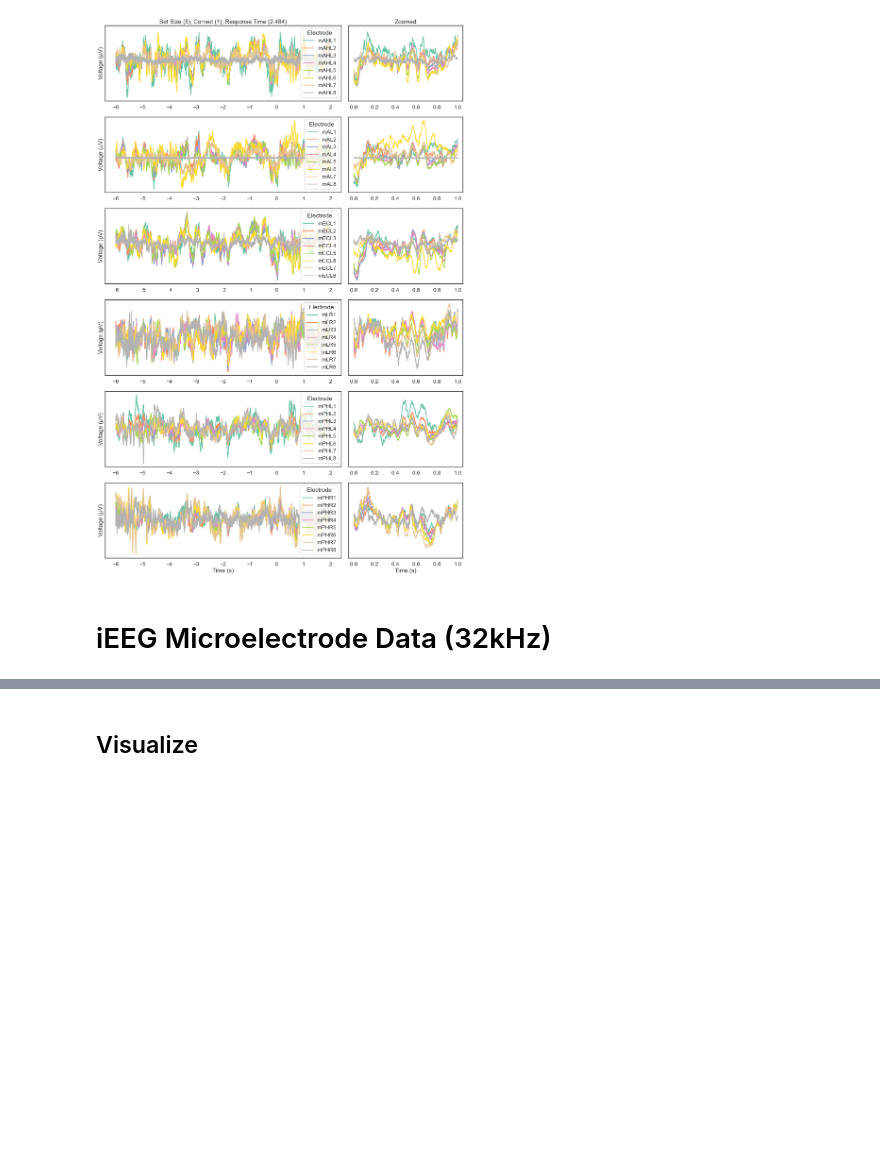
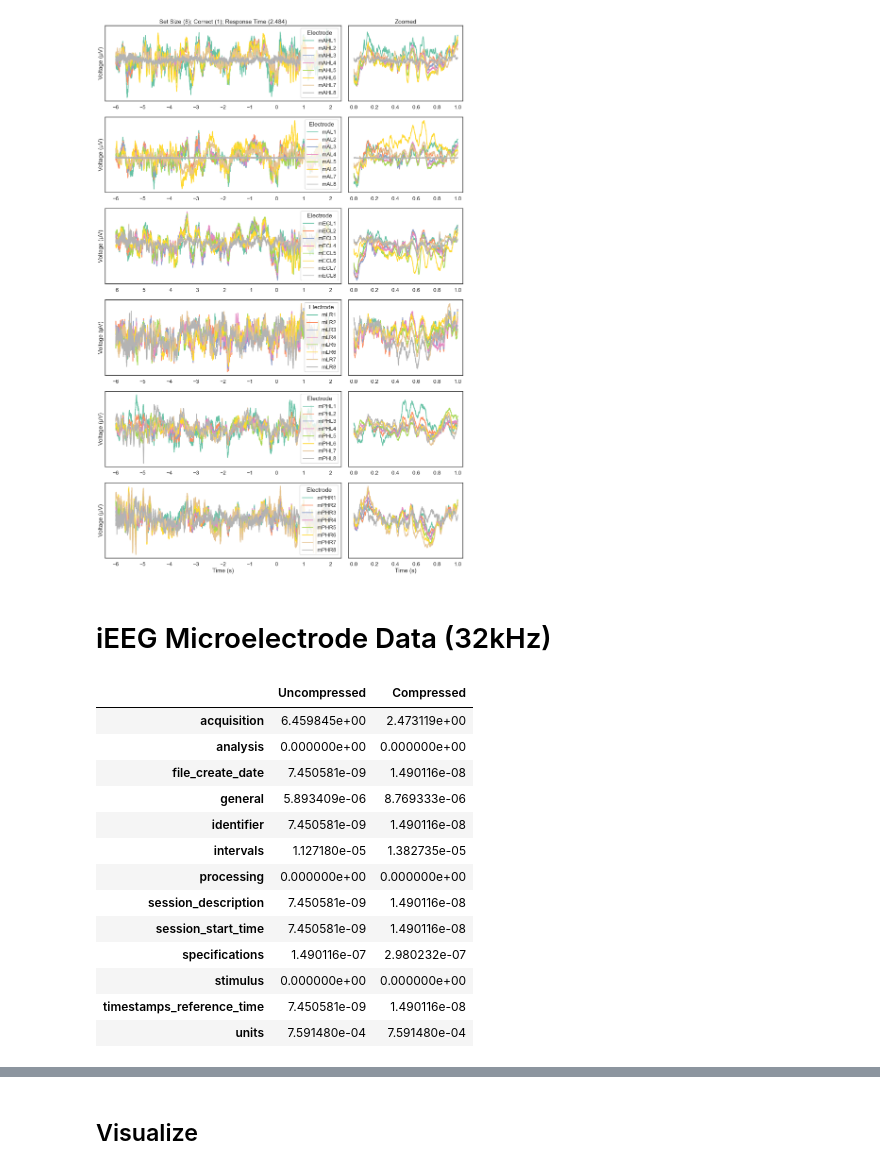
Before and after one commit to Oafish1/Ephys-Analysis, a Jupyter notebook: hiEEG.ipynb, the cells around one changed output, grey strips where cells are left out. Drawn from its saved outputs; the diff is of its cells as text; code cells hidden in the pictures; blank space fills up the shorter version.

```diff
--- a/hiEEG.ipynb
+++ b/hiEEG.ipynb
@@ -96,11 +96,27 @@ plt.tight_layout()
 # %% [markdown]
 # iEEG Microelectrode Data (32kHz)
 # %%
-folder='./data/New hiEEG/000574'  # './data/hiEEG/000574'
+folder = './data/New hiEEG/000574'  # './data/hiEEG/000574'
 
 # Load file manually
 # file_string = f'sub-01/sub-01_ses-20161214T173600_behavior+ecephys.nwb'
 # nwbfile = pynwb.NWBHDF5IO(os.path.join(folder, file_string), mode='r').read()
 
 # Load file automatically
-micro_data, micro_meta = load_iEEG_micro(2, 3, folder=folder, format='new')  # Can use `format='old'` for old format
+micro_data, micro_meta = load_iEEG_micro(2, 2, folder=folder, format='new')  # Can use `format='old'` for old format
+get_nwb_sizes(os.path.join(folder, 'sub-02/sub-02_ses-01.nwb'))  # Show sizes of groups in file
+# %% [output]
+|  | Uncompressed | Compressed |
+| acquisition | 6.459845e+00 | 2.473119e+00 |
+| analysis | 0.000000e+00 | 0.000000e+00 |
+| file_create_date | 7.450581e-09 | 1.490116e-08 |
+| general | 5.893409e-06 | 8.769333e-06 |
+| identifier | 7.450581e-09 | 1.490116e-08 |
+| intervals | 1.127180e-05 | 1.382735e-05 |
+| processing | 0.000000e+00 | 0.000000e+00 |
+| session_description | 7.450581e-09 | 1.490116e-08 |
+| session_start_time | 7.450581e-09 | 1.490116e-08 |
+| specifications | 1.490116e-07 | 2.980232e-07 |
+| stimulus | 0.000000e+00 | 0.000000e+00 |
+| timestamps_reference_time | 7.450581e-09 | 1.490116e-08 |
+| units | 7.591480e-04 | 7.591480e-04 |
```
Also changed, not shown: parts of 7 cells of this notebook, 4 other files.
